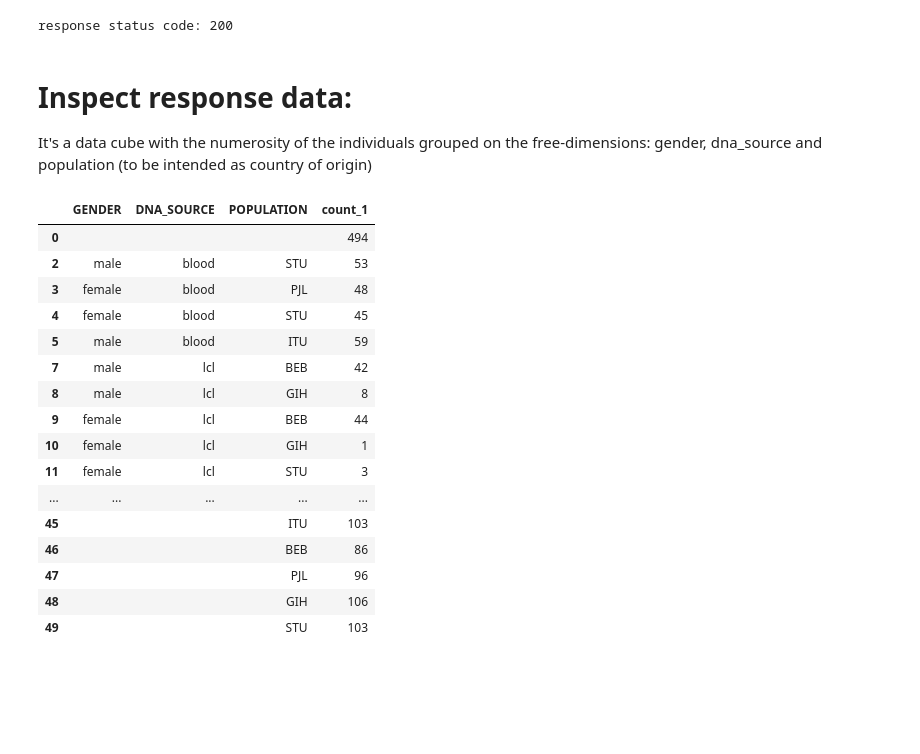
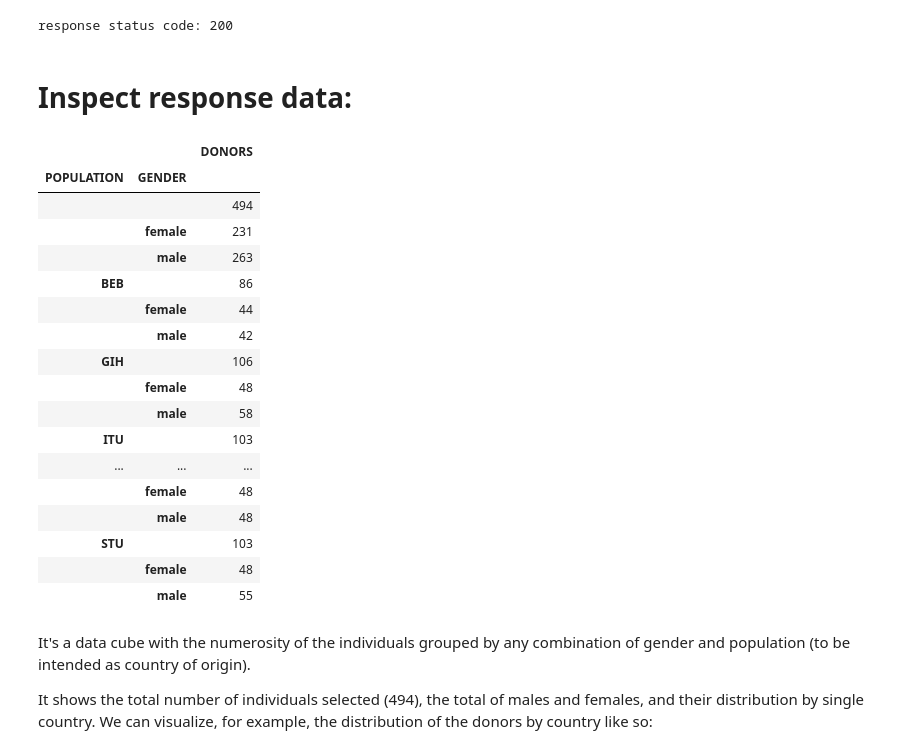
Before and after one commit to DEIB-GECO/VarSum, a Jupyter notebook: demo/donor_distribution_part_1.ipynb, the cells around one changed output. Drawn from its saved outputs; the diff is of its cells as text; code cells hidden in the pictures; blank space fills up the shorter version.

```diff
--- a/demo/donor_distribution_part_1.ipynb
+++ b/demo/donor_distribution_part_1.ipynb
@@ -32,36 +31,39 @@ print(' response status code: {}'.format(r.status_code))
 response_body = r.json()
 # %% [output]
 response status code: 200
+# %% [markdown]
+# Inspect response data:
+# %%
+import pandas as pd
+from matplotlib import pyplot as plt
+columns = response_body['columns']
+rows = response_body['rows']
+df = pd.DataFrame.from_records(rows, columns=columns)
+df.fillna(value='', inplace=True)    # replaces Nones (== any value) with ''
+
+df0 = df.pivot_table(df, ['POPULATION', 'GENDER'])
+df0
+# %% [output]
+|  |  | DONORS |
+| POPULATION | GENDER |  |
+|  |  | 494 |
+|  | female | 231 |
+|  | male | 263 |
+| BEB |  | 86 |
+|  | female | 44 |
+|  | male | 42 |
+| GIH |  | 106 |
+|  | female | 48 |
+|  | male | 58 |
+| ITU |  | 103 |
+| ... | ... | ... |
+|  | female | 48 |
+|  | male | 48 |
+| STU |  | 103 |
+|  | female | 48 |
+|  | male | 55 |
 # %% [markdown]
-# Inspect response data:
-It's a data cube with the numerosity of the individuals grouped on the free-dimensions: gender, dna_source and population (to be intended as country of origin)
+It's a data cube with the numerosity of the individuals grouped by any combination of gender and population (to be intended as country of origin).
+
+It shows the total number of individuals selected (494), the total of males and females, and their distribution by single country.
+We can visualize, for example, the distribution of the donors by country like so:
-# %%
-import pandas as pd
-from matplotlib import pyplot as plt
-columns = response_body['columns']
-rows = response_body['rows']
-df = pd.DataFrame.from_records(rows, columns=columns)
-
-# clean data: removes rows with dna_source = '' beacuse they're wrong; replaces None with ''
-df.drop(df[df.DNA_SOURCE == ''].index, inplace=True)
-df.fillna(value='', inplace=True)
-
-df
-# %% [output]
-|  | GENDER | DNA_SOURCE | POPULATION | count_1 |
-| 0 |  |  |  | 494 |
-| 2 | male | blood | STU | 53 |
-| 3 | female | blood | PJL | 48 |
-| 4 | female | blood | STU | 45 |
-| 5 | male | blood | ITU | 59 |
-| 7 | male | lcl | BEB | 42 |
-| 8 | male | lcl | GIH | 8 |
-| 9 | female | lcl | BEB | 44 |
-| 10 | female | lcl | GIH | 1 |
-| 11 | female | lcl | STU | 3 |
-| ... | ... | ... | ... | ... |
-| 45 |  |  | ITU | 103 |
-| 46 |  |  | BEB | 86 |
-| 47 |  |  | PJL | 96 |
-| 48 |  |  | GIH | 106 |
-| 49 |  |  | STU | 103 |
```
Also changed, not shown: parts of 11 cells of this notebook, 4 other files.
